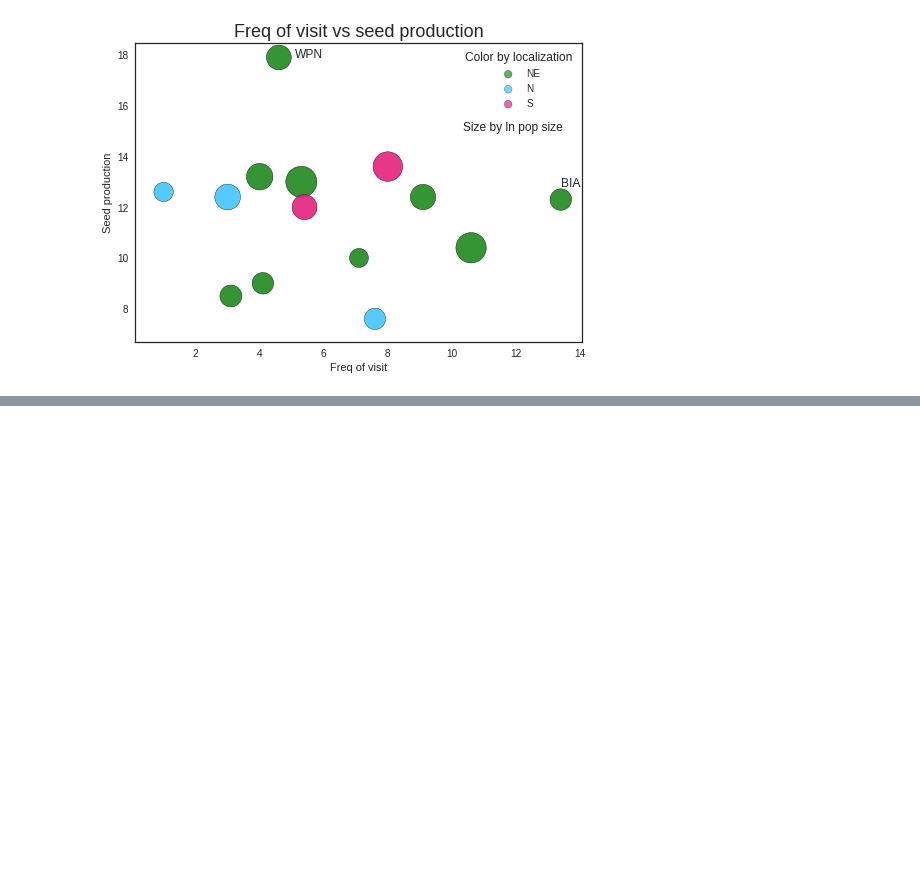
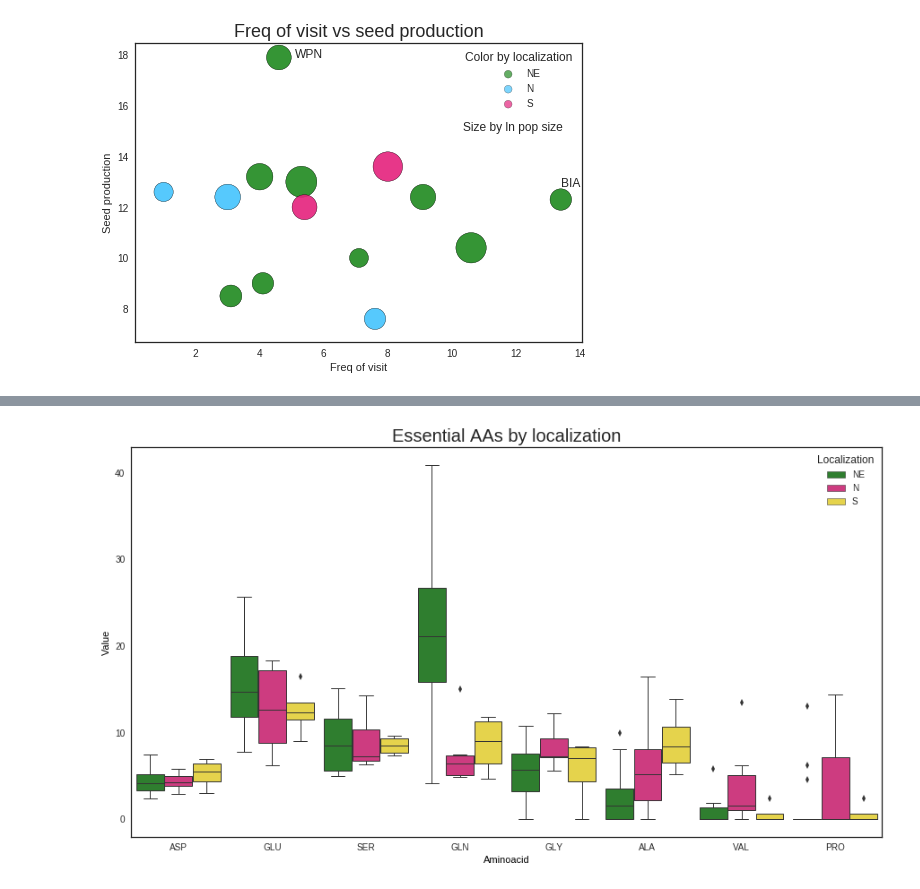
Before and after one commit to AgataRoguz/projekty_uw, a Jupyter notebook: polemonium/aminoacids.ipynb, the cells around one changed output, grey strips where cells are left out. Cells and saved outputs as stored; diff of their text form; code cells hidden in the pictures; blank space fills up the shorter version.

```diff
--- a/polemonium/aminoacids.ipynb
+++ b/polemonium/aminoacids.ipynb
@@ -78,0 +166,3 @@ Use 'series.values.argmax' to get the position of the maximum now.
+# %%
+#selecting essential aa's except GLN
+essential = df2[df2["variable"].isin(["ASP", "GLU", "SER", "PRO", "GLY","GLN", "ALA","VAL"])]
@@ -78,0 +180,2 @@ Use 'series.values.argmax' to get the position of the maximum now.
+# %%
+essential['value'] = essential.value.astype("float")
@@ -78,0 +199,17 @@ Use 'series.values.argmax' to get the position of the maximum now.
+# %%
+#boxplots grouped by pollinator
+plt.figure(figsize=(15,8))
+sns.set_style("white")
+ax = sns.boxplot(x="variable", y="value", hue="LOC", data=essential, linewidth=1, width=0.9,
+                 palette=["#228B22", "#e5247e", "#ffe732", "#00447C","#991188"])
+plt.xlabel("Aminoacid")
+plt.ylabel("Value")
+plt.legend(title="Localization")
+plt.title("Essential AAs by localization", fontsize=20)
+#ax.set_facecolor('white')
+ax.yaxis.label.set_color('k')
+ax.xaxis.label.set_color('k')
+#ax.set_ylim(0,3000)
+plt.show()
+# %% [output]
+[figure, added]
```
Also changed, not shown: parts of 47 cells of this notebook.
